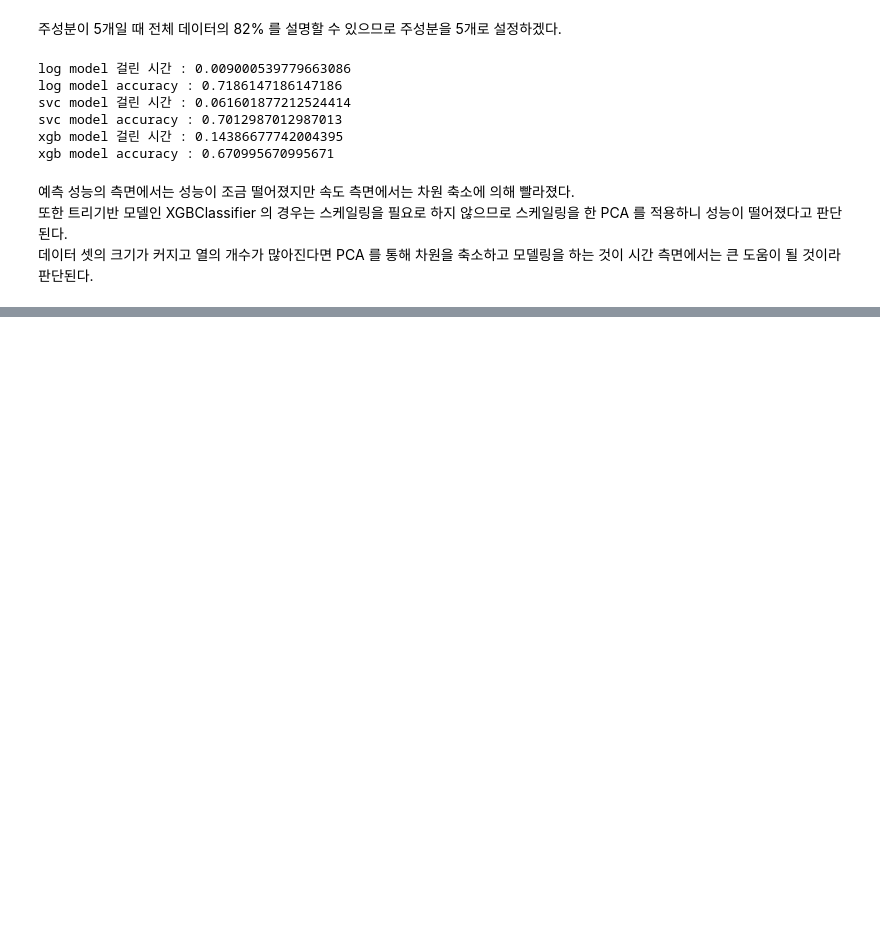
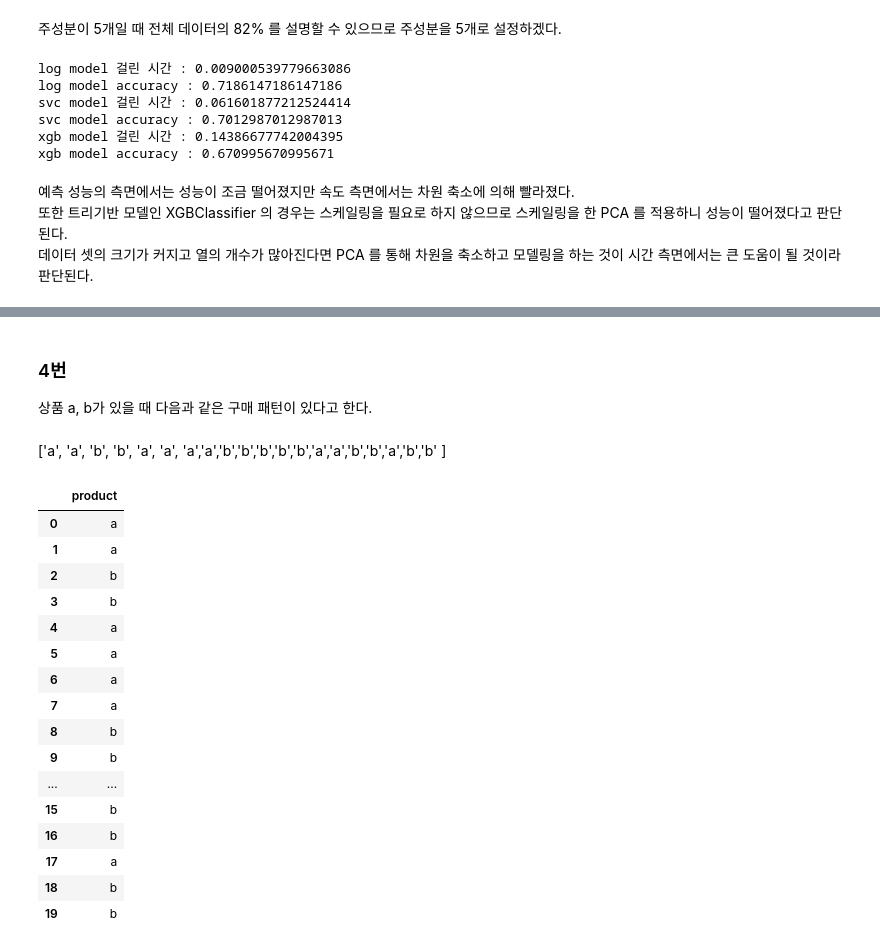
Before and after one commit to Junoflows/ADP, a Jupyter notebook: 문제/모의고사 2회.ipynb, the cells around one changed output, grey strips where cells are left out. Cells and saved outputs as stored; diff of their text form; code cells hidden in the pictures; blank space fills up the shorter version.

```diff
--- a/문제/모의고사 2회.ipynb
+++ b/문제/모의고사 2회.ipynb
@@ -413,0 +573,27 @@ xgb model accuracy : 0.670995670995671
+# %% [markdown]
+### 4번
+상품 a, b가 있을 때 다음과 같은 구매 패턴이 있다고 한다.
+# %% [markdown]
+['a', 'a', 'b', 'b', 'a', 'a', 'a','a','b','b','b','b','b','a','a','b','b','a','b','b' ]
+# %%
+data = ['a','a','b','b','a','a','a','a','b','b','b','b','b','a','a','b','b','a','b','b']
+test_df = pd.DataFrame(data, columns= ['product'])
+test_df
+# %% [output]
+|  | product |
+| 0 | a |
+| 1 | a |
+| 2 | b |
+| 3 | b |
+| 4 | a |
+| 5 | a |
+| 6 | a |
+| 7 | a |
+| 8 | b |
+| 9 | b |
+| ... | ... |
+| 15 | b |
+| 16 | b |
+| 17 | a |
+| 18 | b |
+| 19 | b |
```
Also changed, not shown: parts of 29 cells of this notebook.
